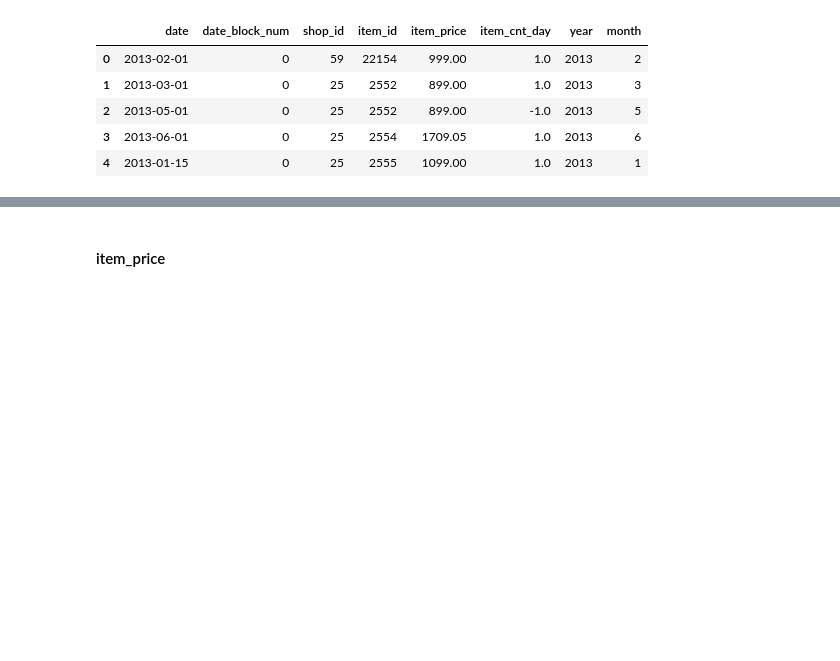
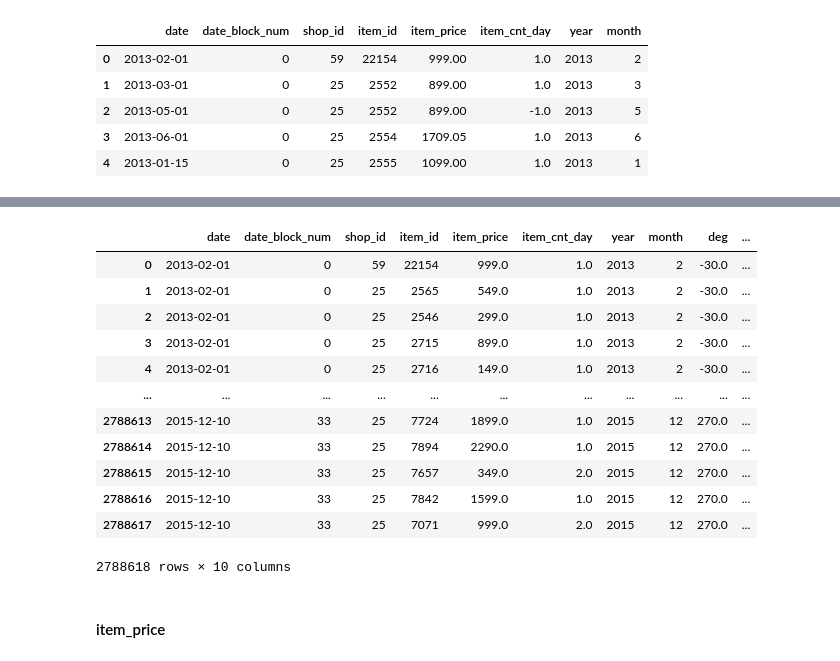
Before and after one commit to Laplusdestiny/-kaggle-Predict-Future-Sales, a Jupyter notebook: Predict-Future-Sales-01.ipynb, the cells around one changed output, grey strips where cells are left out. Cells and saved outputs as stored; diff of their text form; code cells hidden in the pictures; blank space fills up the shorter version.

```diff
--- a/Predict-Future-Sales-01.ipynb
+++ b/Predict-Future-Sales-01.ipynb
@@ -359,3 +377,20 @@ train.head()
+# %%
+train = train.merge(deg, on="month")
+train
+# %% [output]
+|  | date | date_block_num | shop_id | item_id | item_price | item_cnt_day | year | month | deg | ... |
+| 0 | 2013-02-01 | 0 | 59 | 22154 | 999.0 | 1.0 | 2013 | 2 | -30.0 | ... |
+| 1 | 2013-02-01 | 0 | 25 | 2565 | 549.0 | 1.0 | 2013 | 2 | -30.0 | ... |
+| 2 | 2013-02-01 | 0 | 25 | 2546 | 299.0 | 1.0 | 2013 | 2 | -30.0 | ... |
+| 3 | 2013-02-01 | 0 | 25 | 2715 | 899.0 | 1.0 | 2013 | 2 | -30.0 | ... |
+| 4 | 2013-02-01 | 0 | 25 | 2716 | 149.0 | 1.0 | 2013 | 2 | -30.0 | ... |
+| ... | ... | ... | ... | ... | ... | ... | ... | ... | ... | ... |
+| 2788613 | 2015-12-10 | 33 | 25 | 7724 | 1899.0 | 1.0 | 2015 | 12 | 270.0 | ... |
+| 2788614 | 2015-12-10 | 33 | 25 | 7894 | 2290.0 | 1.0 | 2015 | 12 | 270.0 | ... |
+| 2788615 | 2015-12-10 | 33 | 25 | 7657 | 349.0 | 2.0 | 2015 | 12 | 270.0 | ... |
+| 2788616 | 2015-12-10 | 33 | 25 | 7842 | 1599.0 | 1.0 | 2015 | 12 | 270.0 | ... |
+| 2788617 | 2015-12-10 | 33 | 25 | 7071 | 999.0 | 2.0 | 2015 | 12 | 270.0 | ... |
+2788618 rows × 10 columns
 # %% [markdown]
 #### item_price
 # %%
```
Also changed, not shown: parts of 10 cells of this notebook.
